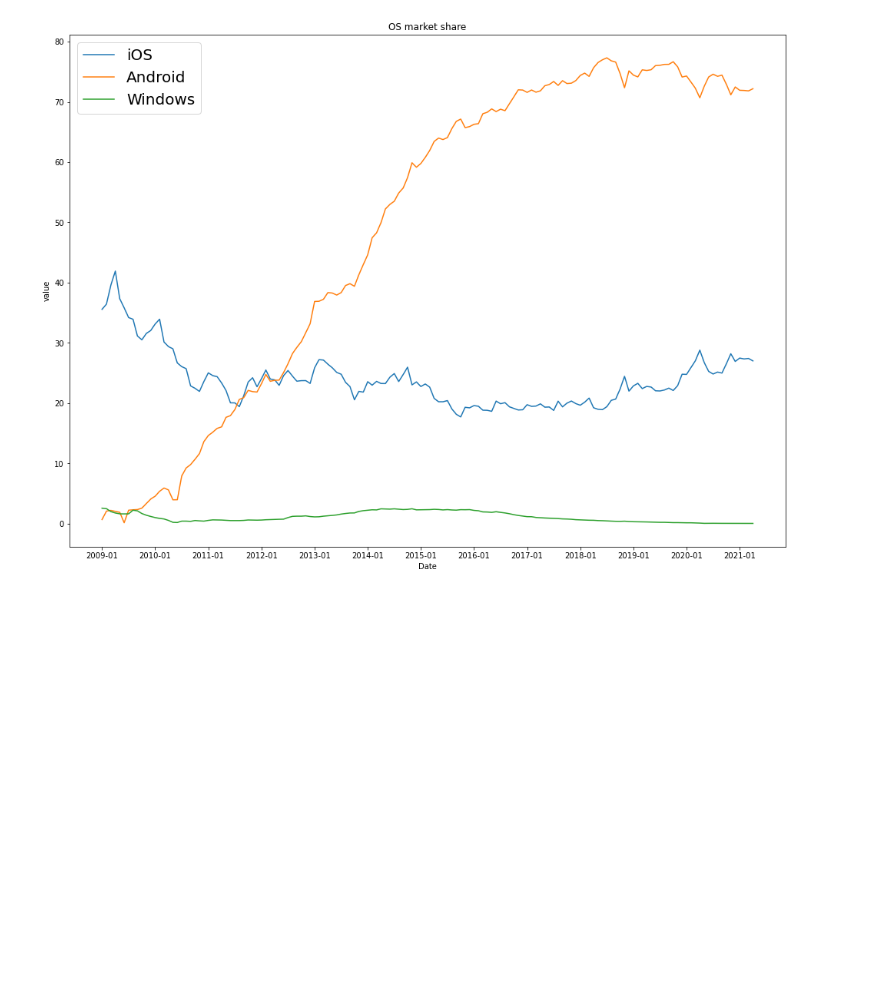
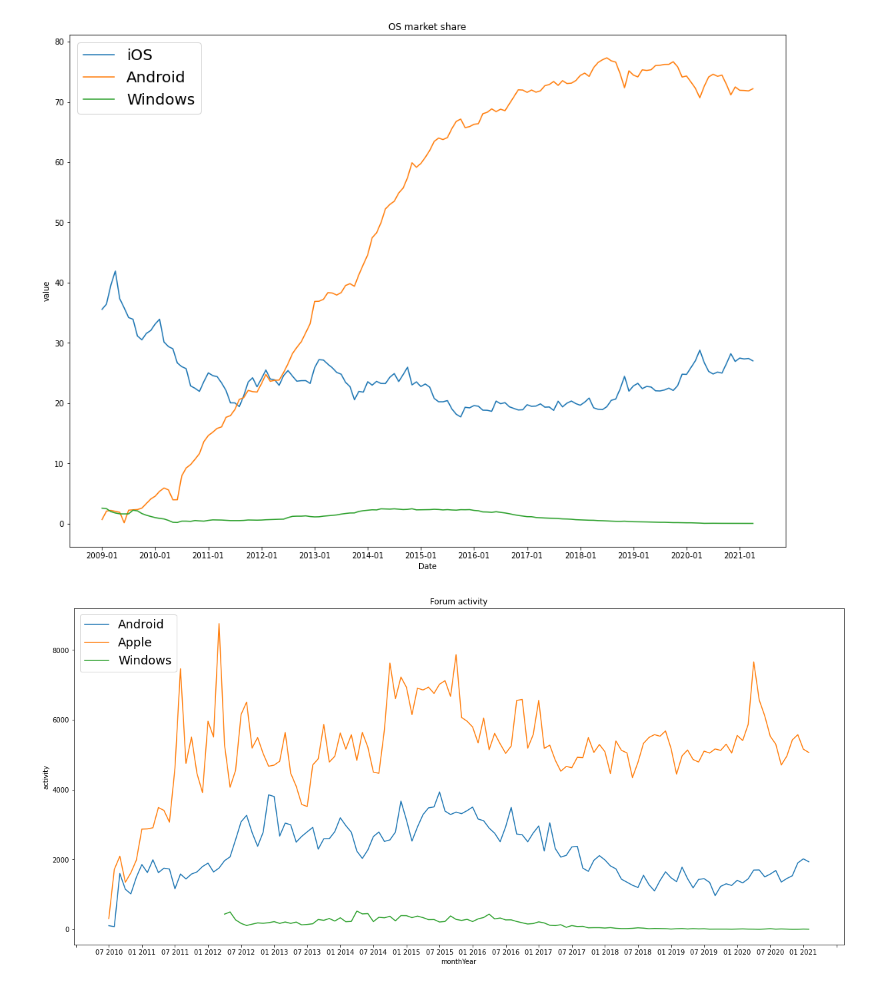
Before and after one commit to alexmal01/PDU_Proj3, a Jupyter notebook: Data Visualization.ipynb, the cells around one changed output. Drawn from its saved outputs; the diff is of its cells as text; code cells hidden in the pictures; blank space fills up the shorter version.

```diff
--- a/Data Visualization.ipynb
+++ b/Data Visualization.ipynb
@@ -79,3 +79,24 @@ plt.savefig("pyt2.jpg",dpi=90)
 plt.show()
 # %% [output]
 [figure]
+# %%
+AndroidPyt3 = pd.read_csv("AndroidPyt3.csv")
+ApplePyt3 = pd.read_csv("ApplePyt3.csv")
+WindowsPyt3 = pd.read_csv("WindowsPyt3.csv")
+AndroidPyt3 = AndroidPyt3.iloc[10:138]
+ApplePyt3 = ApplePyt3.iloc[16:]
+# %%
+Pyt3 = pd.concat([AndroidPyt3,ApplePyt3,WindowsPyt3],keys=["Android","Apple","Windows"])
+Pyt3.reset_index(inplace=True)
+Pyt3.columns = ['OS','id','monthYear','activity']
+# %%
+ax = sns.lineplot(x='monthYear',y='activity',hue='OS',data=Pyt3)
+tick_spacing = 6
+ax.xaxis.set_major_locator(plticker.MultipleLocator(tick_spacing))
+ax.set_title("Forum activity")
+ax.legend(prop={'size':18})
+rcParams['figure.figsize'] = 10.7,19.27
+plt.savefig("pyt3.jpg",dpi=90)
+plt.show()
+# %% [output]
+[figure, added]
```
Also changed, not shown: parts of 6 cells of this notebook, 1 other file.
